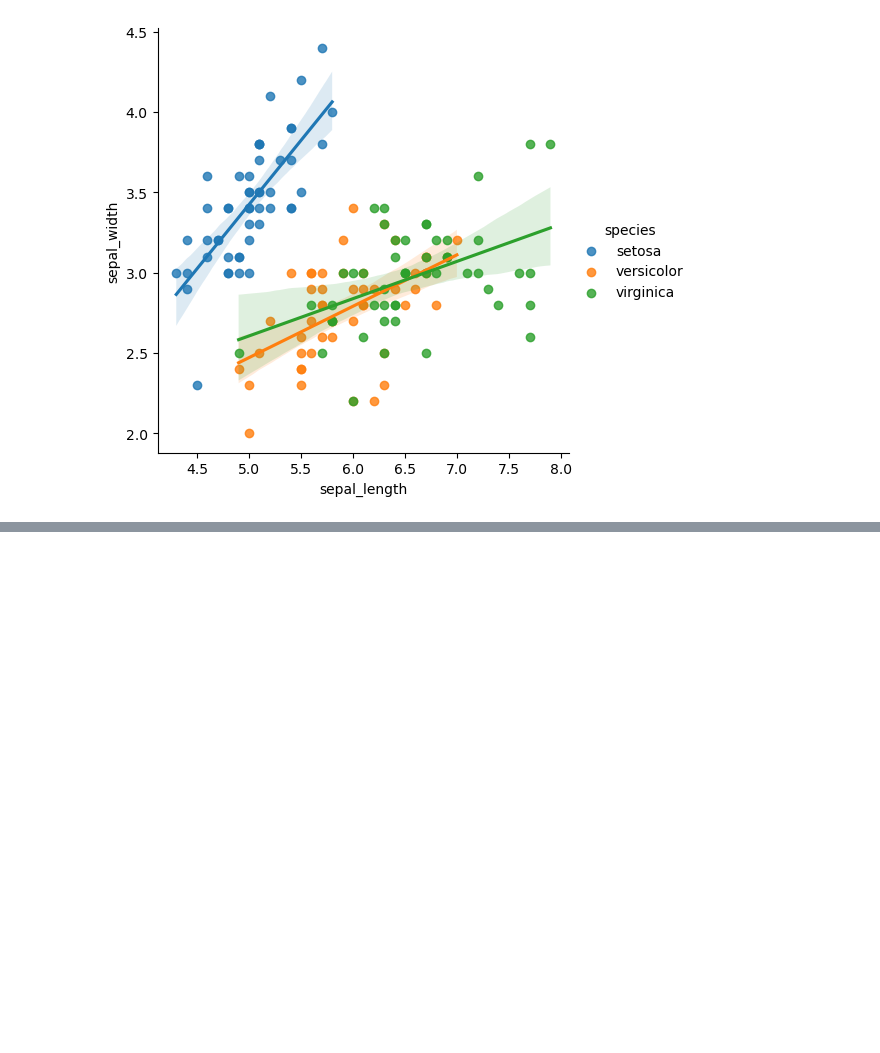
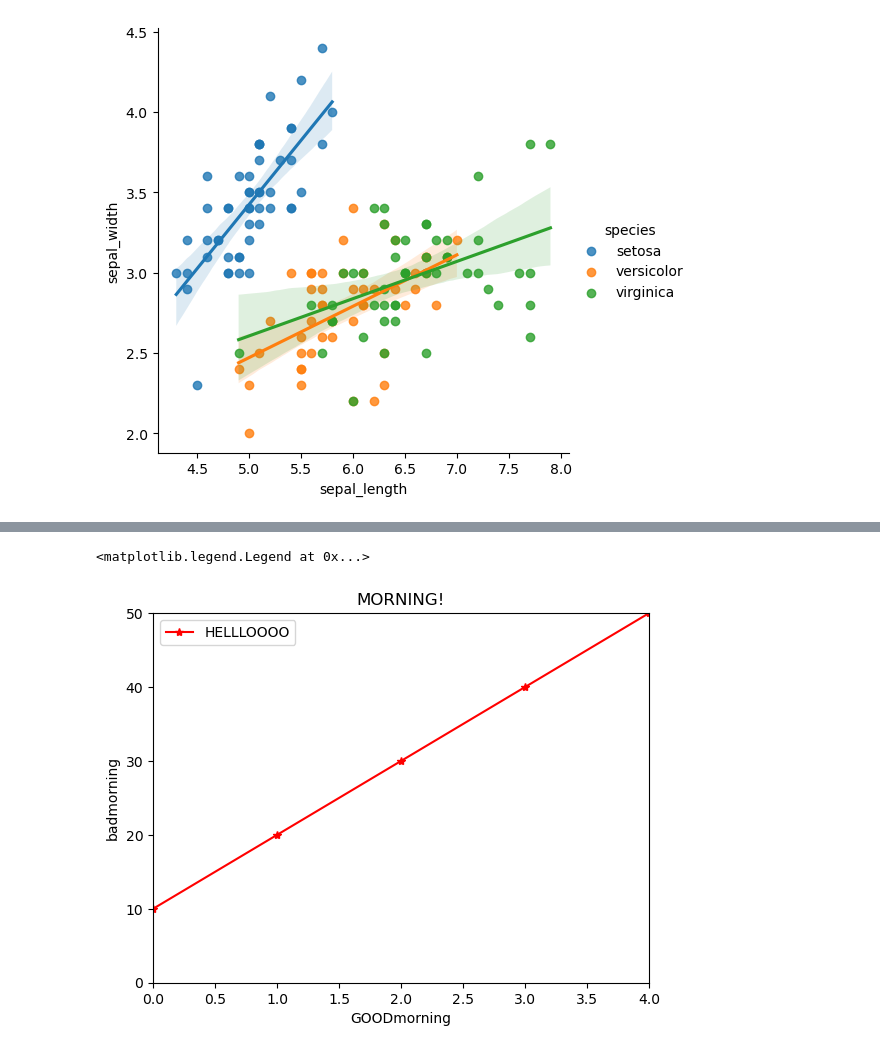
Before and after one commit to suhasofficial/py, a Jupyter notebook: pandas.ipynb, the cells around one changed output, grey strips where cells are left out. Cells and saved outputs as stored; diff of their text form; code cells hidden in the pictures; blank space fills up the shorter version.

```diff
--- a/pandas.ipynb
+++ b/pandas.ipynb
@@ -141,0 +248,14 @@ sns.lmplot(x='sepal_length', y='sepal_width', data=iris, hue='species')
+# %%
+
+import matplotlib.pyplot as plt
+x=[0,1,2,3,4]
+y=[10,20,30,40,50]
+plt.axis([0,4,0,50])
+plt.plot(x,y,color='red',marker='*')
+plt.xlabel("GOODmorning")
+plt.ylabel("badmorning")
+plt.title("MORNING!")
+plt.legend(["HELLLOOOO"])
+# %% [output]
+<matplotlib.legend.Legend at 0x...>
+[figure, added]
```
Also changed, not shown: parts of 9 cells of this notebook, 1 other file.
